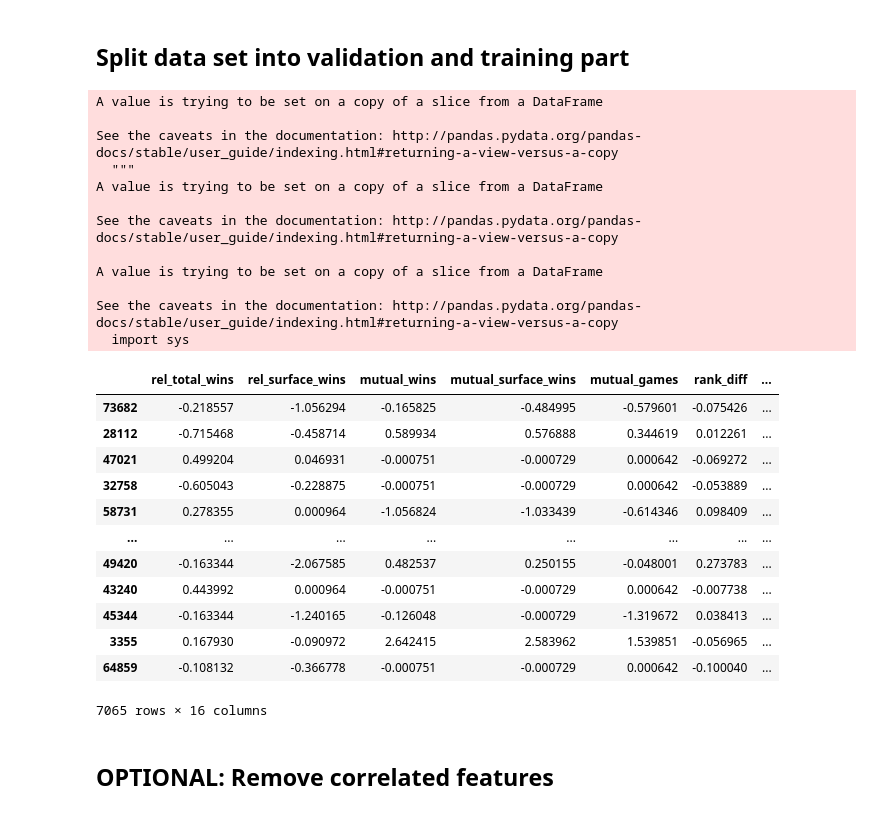
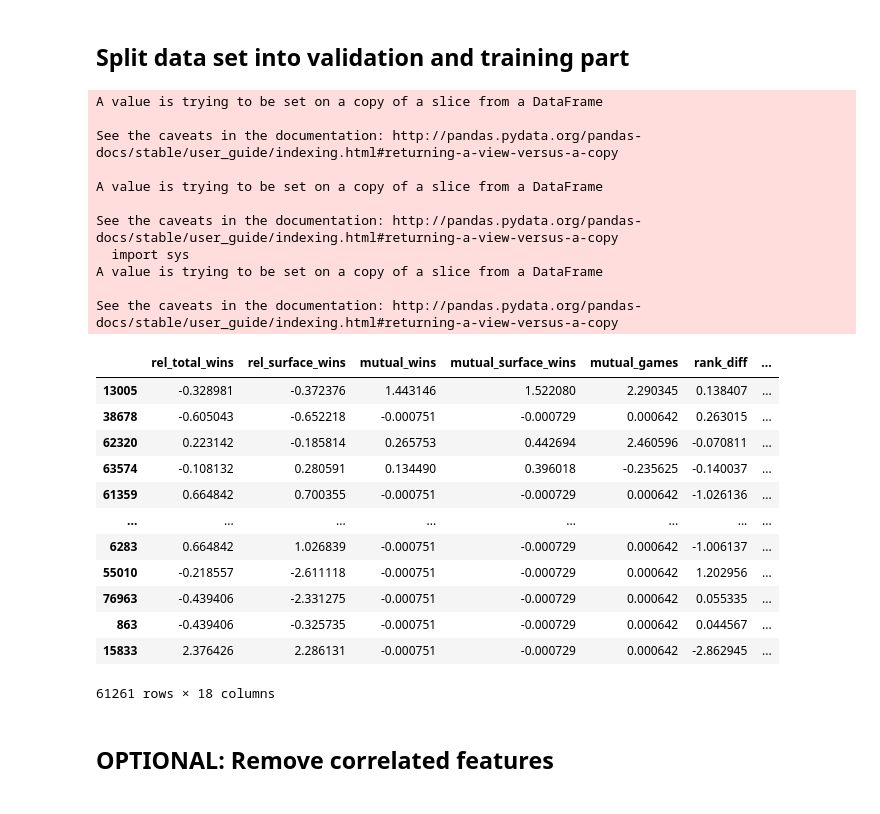
Before and after one commit to jost95/atp-tennis-predictions, a Jupyter notebook: feature_evaluation.ipynb, the cells around one changed output. Drawn from its saved outputs; the diff is of its cells as text; code cells hidden in the pictures.

```diff
--- a/feature_evaluation.ipynb
+++ b/feature_evaluation.ipynb
@@ -45,12 +45,14 @@ data_train = data.loc[data.tourney_date < test_date_begin]
 data_train = pd.get_dummies(data_train, columns=['home_advantage'])
 
 renames = {
-    'home_advantage_-1': 'p2_home',
-    'home_advantage_0': 'none_home',
-    'home_advantage_1': 'p1_home',
+    'home_advantage_-1.0': 'p2_home',
+    'home_advantage_0.0': 'none_home',
+    'home_advantage_1.0': 'p1_home',
 }
 
 data_train.rename(columns=renames, inplace=True)
+
+data_train.dropna(inplace=True)
 # %% [markdown]
 ## OPTIONAL: Removing low level matches
 Testing to remove low level matches to see if different
@@ -65,43 +67,43 @@ data_train = data_train.loc[data_mask]
 # %%
 drop_cols = ['outcome', 'tourney_date']
 y_train = data_train.outcome
 X_train = data_train.drop(drop_cols, axis=1)
 
+# Fource tourney level to represent difficulty
 X_train.tourney_level[X_train.tourney_level == 4] = 3
 X_train.tourney_level[X_train.tourney_level == 5] = 4
 X_train.tourney_level[X_train.tourney_level == 6] = 4
 
-scale_cols = ['tourney_level', 'player_1', 'player_2']
+scale_cols = ['tourney_level', 'player_1', 'player_2', 'age_diff', 'surface']
 X_train[scale_cols] = StandardScaler().fit_transform(X_train[scale_cols])
 X_train, X_val, y_train, y_val = train_test_split(X_train, y_train, test_size=0.33, random_state=42)
 
 display(X_train)
 # %% [output]
-A value is trying to be set on a copy of a slice from a DataFrame
-
-See the caveats in the documentation: http://pandas.pydata.org/pandas-docs/stable/user_guide/indexing.html#returning-a-view-versus-a-copy
-  """
 A value is trying to be set on a copy of a slice from a DataFrame
 
 See the caveats in the documentation: http://pandas.pydata.org/pandas-docs/stable/user_guide/indexing.html#returning-a-view-versus-a-copy
 
 A value is trying to be set on a copy of a slice from a DataFrame
 
 See the caveats in the documentation: http://pandas.pydata.org/pandas-docs/stable/user_guide/indexing.html#returning-a-view-versus-a-copy
   import sys
+A value is trying to be set on a copy of a slice from a DataFrame
+
+See the caveats in the documentation: http://pandas.pydata.org/pandas-docs/stable/user_guide/indexing.html#returning-a-view-versus-a-copy
 |  | rel_total_wins | rel_surface_wins | mutual_wins | mutual_surface_wins | mutual_games | rank_diff | ... |
-| 73682 | -0.218557 | -1.056294 | -0.165825 | -0.484995 | -0.579601 | -0.075426 | ... |
-| 28112 | -0.715468 | -0.458714 | 0.589934 | 0.576888 | 0.344619 | 0.012261 | ... |
-| 47021 | 0.499204 | 0.046931 | -0.000751 | -0.000729 | 0.000642 | -0.069272 | ... |
-| 32758 | -0.605043 | -0.228875 | -0.000751 | -0.000729 | 0.000642 | -0.053889 | ... |
-| 58731 | 0.278355 | 0.000964 | -1.056824 | -1.033439 | -0.614346 | 0.098409 | ... |
+| 13005 | -0.328981 | -0.372376 | 1.443146 | 1.522080 | 2.290345 | 0.138407 | ... |
+| 38678 | -0.605043 | -0.652218 | -0.000751 | -0.000729 | 0.000642 | 0.263015 | ... |
+| 62320 | 0.223142 | -0.185814 | 0.265753 | 0.442694 | 2.460596 | -0.070811 | ... |
+| 63574 | -0.108132 | 0.280591 | 0.134490 | 0.396018 | -0.235625 | -0.140037 | ... |
+| 61359 | 0.664842 | 0.700355 | -0.000751 | -0.000729 | 0.000642 | -1.026136 | ... |
 | ... | ... | ... | ... | ... | ... | ... | ... |
-| 49420 | -0.163344 | -2.067585 | 0.482537 | 0.250155 | -0.048001 | 0.273783 | ... |
-| 43240 | 0.443992 | 0.000964 | -0.000751 | -0.000729 | 0.000642 | -0.007738 | ... |
-| 45344 | -0.163344 | -1.240165 | -0.126048 | -0.000729 | -1.319672 | 0.038413 | ... |
-| 3355 | 0.167930 | -0.090972 | 2.642415 | 2.583962 | 1.539851 | -0.056965 | ... |
-| 64859 | -0.108132 | -0.366778 | -0.000751 | -0.000729 | 0.000642 | -0.100040 | ... |
+| 6283 | 0.664842 | 1.026839 | -0.000751 | -0.000729 | 0.000642 | -1.006137 | ... |
+| 55010 | -0.218557 | -2.611118 | -0.000751 | -0.000729 | 0.000642 | 1.202956 | ... |
+| 76963 | -0.439406 | -2.331275 | -0.000751 | -0.000729 | 0.000642 | 0.055335 | ... |
+| 863 | -0.439406 | -0.325735 | -0.000751 | -0.000729 | 0.000642 | 0.044567 | ... |
+| 15833 | 2.376426 | 2.286131 | -0.000751 | -0.000729 | 0.000642 | -2.862945 | ... |
-7065 rows × 16 columns
+61261 rows × 18 columns
 # %% [markdown]
 ## OPTIONAL: Remove correlated features
 # %%
```
Also changed, not shown: parts of 5 cells of this notebook.
